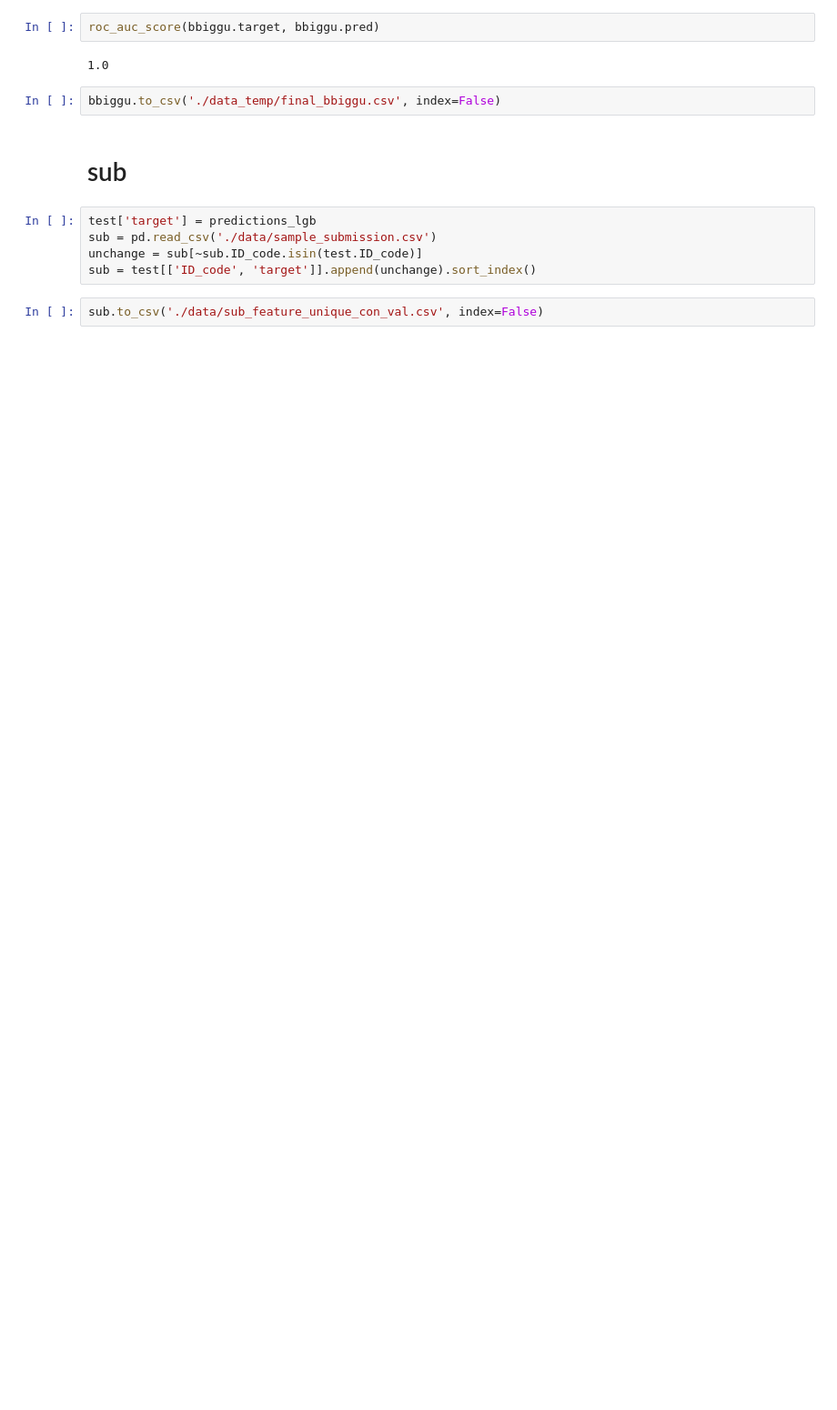
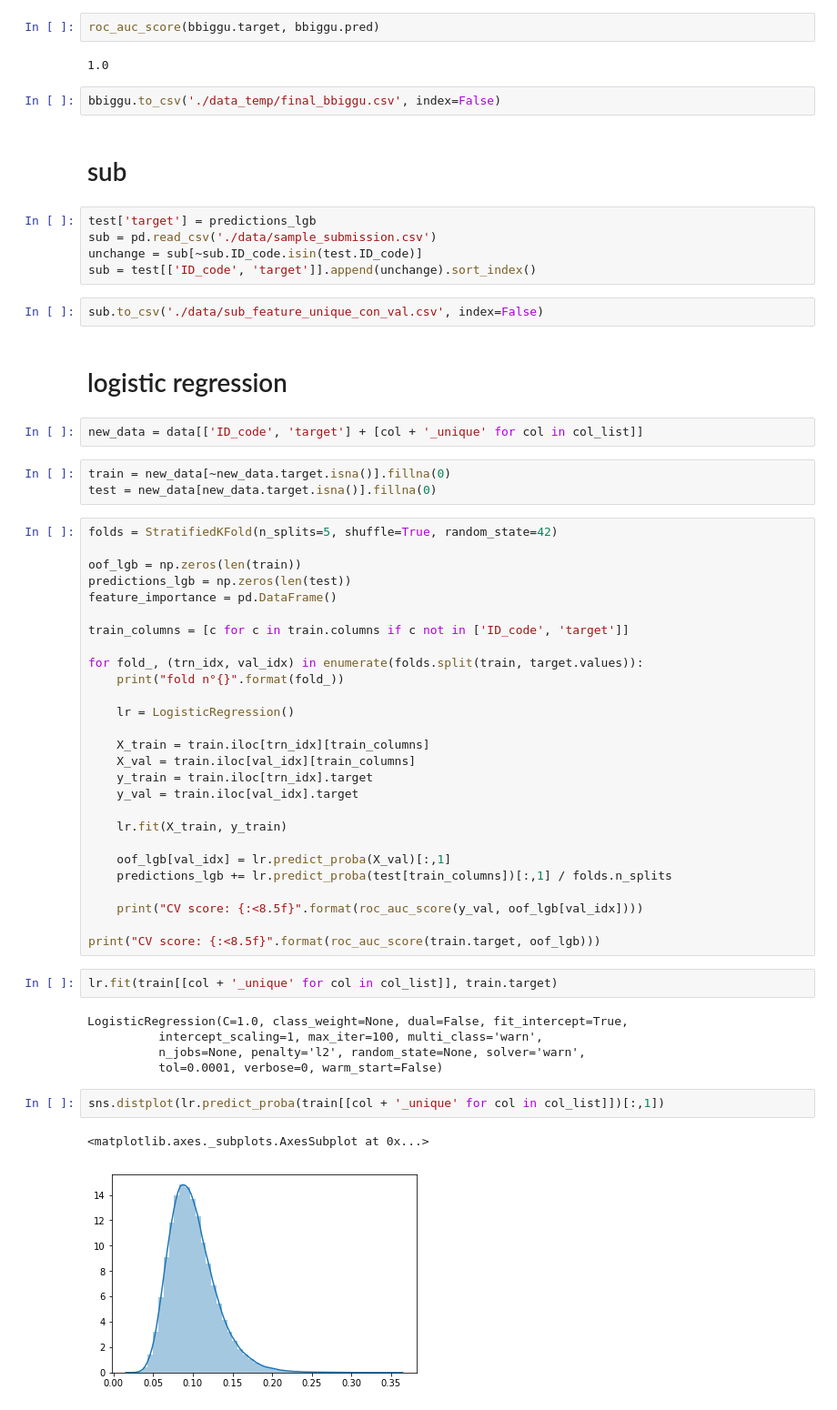
Before and after one commit to SONG-WONHO/Kaggle-Santander, a Jupyter notebook: 01 EDA - Magic Final.ipynb, the cells around one changed output. Shown at 91% size. Saved outputs shown, nothing was run; the diff lists cells and outputs as text; blank space fills up the shorter version.

```diff
--- a/01 EDA - Magic Final.ipynb
+++ b/01 EDA - Magic Final.ipynb
@@ -175,3 +477,49 @@ unchange = sub[~sub.ID_code.isin(test.ID_code)]
 sub = test[['ID_code', 'target']].append(unchange).sort_index()
 # %%
 sub.to_csv('./data/sub_feature_unique_con_val.csv', index=False)
+# %% [markdown]
+# logistic regression
+# %%
+new_data = data[['ID_code', 'target'] + [col + '_unique' for col in col_list]]
+# %%
+train = new_data[~new_data.target.isna()].fillna(0)
+test = new_data[new_data.target.isna()].fillna(0)
+# %%
+folds = StratifiedKFold(n_splits=5, shuffle=True, random_state=42)
+
+oof_lgb = np.zeros(len(train))
+predictions_lgb = np.zeros(len(test))
+feature_importance = pd.DataFrame()
+
+train_columns = [c for c in train.columns if c not in ['ID_code', 'target']]
+
+for fold_, (trn_idx, val_idx) in enumerate(folds.split(train, target.values)):
+    print("fold n°{}".format(fold_))
+
+    lr = LogisticRegression()
+
+    X_train = train.iloc[trn_idx][train_columns]
+    X_val = train.iloc[val_idx][train_columns]
+    y_train = train.iloc[trn_idx].target
+    y_val = train.iloc[val_idx].target
+
+    lr.fit(X_train, y_train)
+
+    oof_lgb[val_idx] = lr.predict_proba(X_val)[:,1]
+    predictions_lgb += lr.predict_proba(test[train_columns])[:,1] / folds.n_splits
+
+    print("CV score: {:<8.5f}".format(roc_auc_score(y_val, oof_lgb[val_idx])))
+
+print("CV score: {:<8.5f}".format(roc_auc_score(train.target, oof_lgb)))
+# %%
+lr.fit(train[[col + '_unique' for col in col_list]], train.target)
+# %% [output]
+LogisticRegression(C=1.0, class_weight=None, dual=False, fit_intercept=True,
+          intercept_scaling=1, max_iter=100, multi_class='warn',
+          n_jobs=None, penalty='l2', random_state=None, solver='warn',
+          tol=0.0001, verbose=0, warm_start=False)
+# %%
+sns.distplot(lr.predict_proba(train[[col + '_unique' for col in col_list]])[:,1])
+# %% [output]
+<matplotlib.axes._subplots.AxesSubplot at 0x...>
+[figure, added]
```
Also changed, not shown: parts of 27 cells of this notebook, 2 other files.
